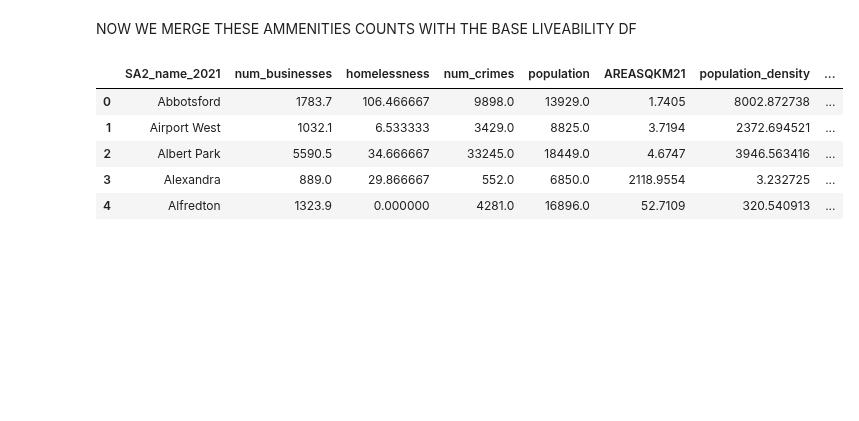
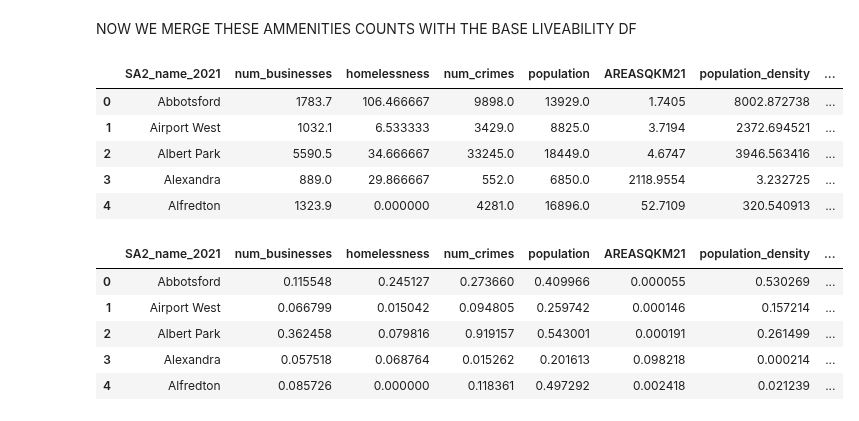
Before and after one commit to MAST30034-AppliedDataScience/project-2-group-real-estate-industry-project-31, a Jupyter notebook: notebooks/liveability_calculations.ipynb, the cells around one changed output. Drawn from its saved outputs; the diff is of its cells as text; code cells hidden in the pictures; blank space fills up the shorter version.

```diff
--- a/notebooks/liveability_calculations.ipynb
+++ b/notebooks/liveability_calculations.ipynb
@@ -610,0 +627,9 @@ base_df.head()
+# %%
+base_df.head()
+# %% [output]
+|  | SA2_name_2021 | num_businesses | homelessness | num_crimes | population | AREASQKM21 | population_density | ... |
+| 0 | Abbotsford | 0.115548 | 0.245127 | 0.273660 | 0.409966 | 0.000055 | 0.530269 | ... |
+| 1 | Airport West | 0.066799 | 0.015042 | 0.094805 | 0.259742 | 0.000146 | 0.157214 | ... |
+| 2 | Albert Park | 0.362458 | 0.079816 | 0.919157 | 0.543001 | 0.000191 | 0.261499 | ... |
+| 3 | Alexandra | 0.057518 | 0.068764 | 0.015262 | 0.201613 | 0.098218 | 0.000214 | ... |
+| 4 | Alfredton | 0.085726 | 0.000000 | 0.118361 | 0.497292 | 0.002418 | 0.021239 | ... |
```
Also changed, not shown: parts of 6 cells of this notebook.
